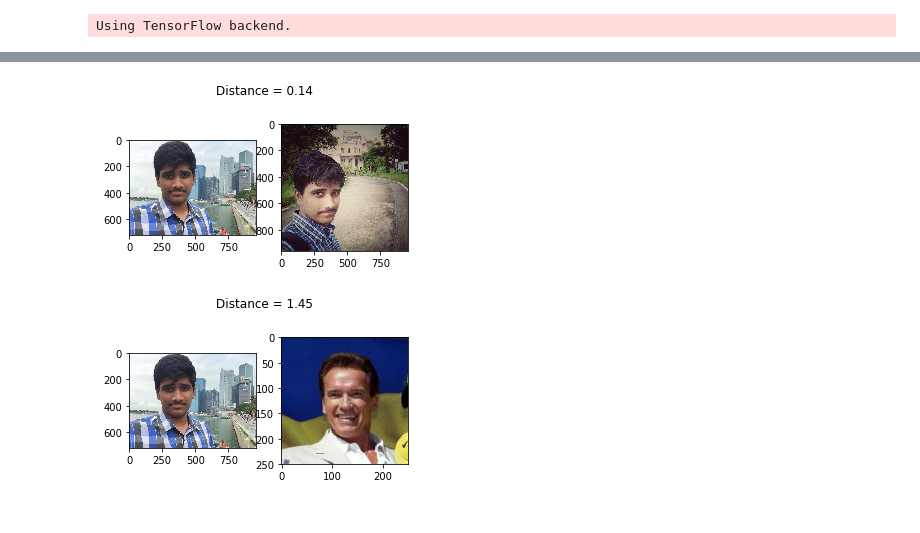
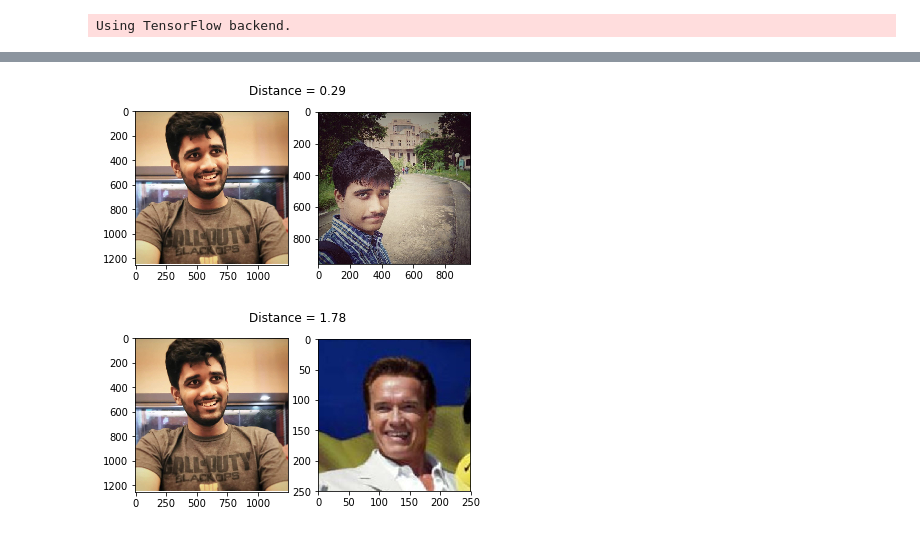
Before and after one commit to mrsaicharan1/face-rec-a, a Jupyter notebook: face-rec-notebook.ipynb, the cells around one changed output, grey strips where cells are left out. Cells and saved outputs as stored; diff of their text form; code cells hidden in the pictures.

```diff
--- a/face-rec-notebook.ipynb
+++ b/face-rec-notebook.ipynb
@@ -97,18 +97,18 @@ def distance(emb1, emb2):
     return np.sum(np.square(emb1 - emb2))
 # %%
 def show_pair(idx1, idx2):
-    plt.figure(figsize=(5,3))
+    plt.figure(figsize=(6,3))
     plt.suptitle(f'Distance = {distance(embedded[idx1], embedded[idx2]):.2f}')
     plt.subplot(121)
     plt.imshow(load_image(metadata[idx1].image_path()))
     plt.subplot(122)
     plt.imshow(load_image(metadata[idx2].image_path()));
 
-show_pair(40, 42)
-show_pair(40, 18)
+show_pair(43, 42)
+show_pair(43, 18)
 # %% [output]
-[figure, old version]
+[figure, new version]
-[figure, old version]
+[figure, new version]
 # %%
 def recognize(embedded):
     min_dist = 100
```
Also changed, not shown: parts of 6 cells of this notebook, 14 other files.
